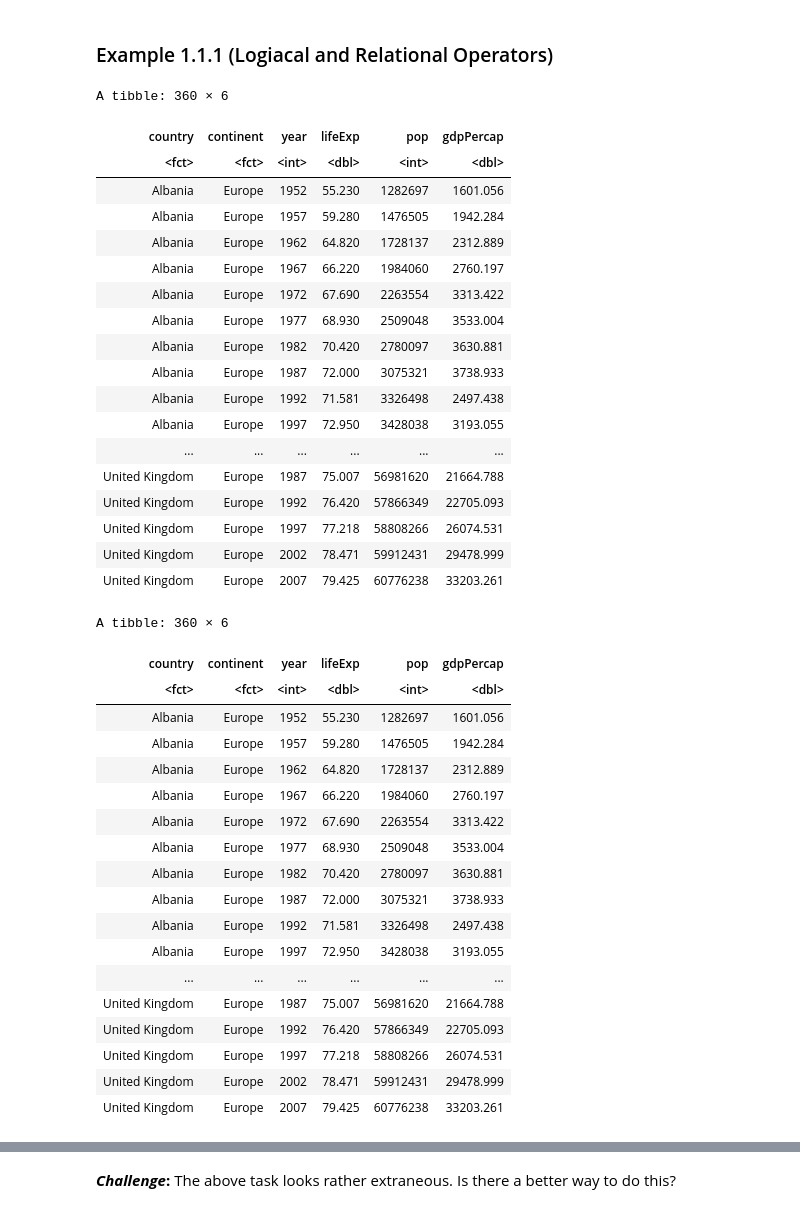
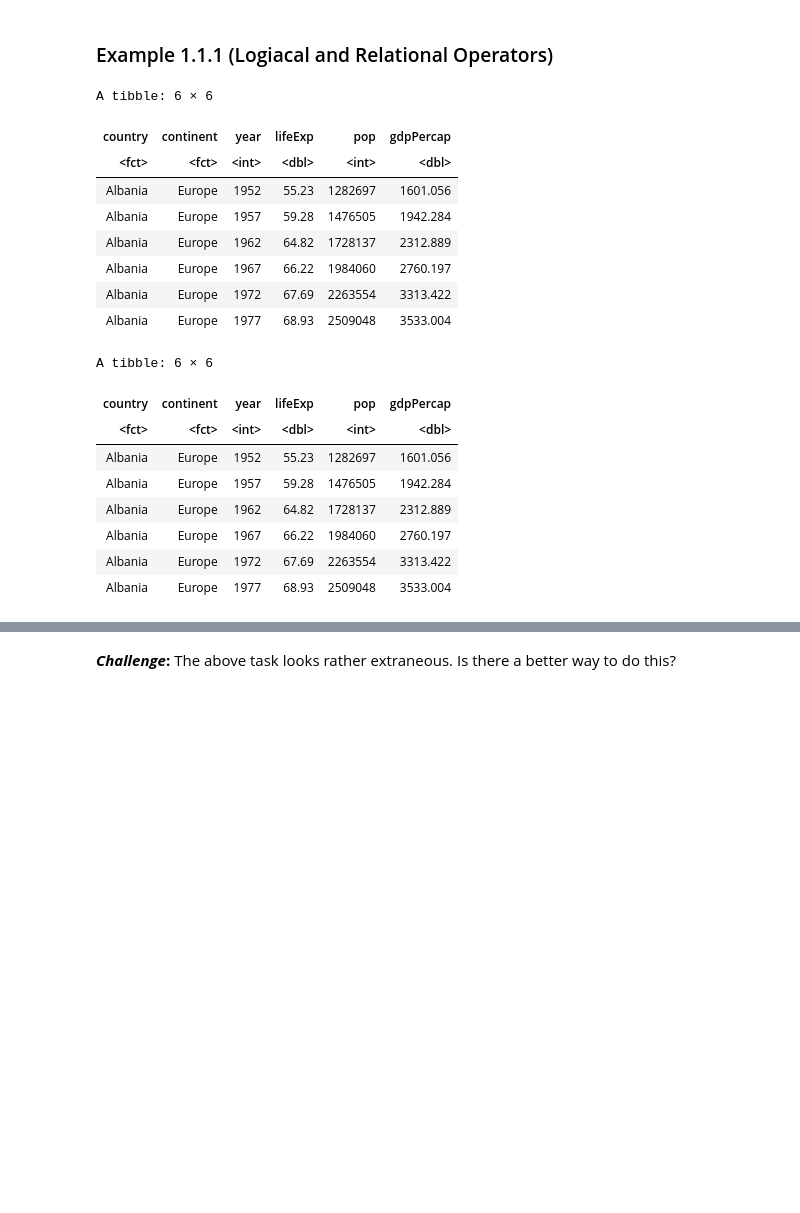
Before and after one commit to bosafoagyare/web-academic, a Jupyter notebook: content/courses/stats306-W22/Lab-Notes/lab03_solution.ipynb, the cells around one changed output, grey strips where cells are left out. Cells and saved outputs as stored; diff of their text form; code cells hidden in the pictures; blank space fills up the shorter version.

```diff
--- a/content/courses/stats306-W22/Lab-Notes/lab03_solution.ipynb
+++ b/content/courses/stats306-W22/Lab-Notes/lab03_solution.ipynb
@@ -166,46 +166,26 @@ The Venn Diagram below may be useful in helping us understand combining Logical
 ### Example 1.1.1 (Logiacal and Relational Operators)
 # %%
 ## Filter only European countries
-filter(gapminder, continent == "Europe")
-gapminder[gapminder$continent == "Europe", ]  ## option 2 (Base-R approach)
+head(filter(gapminder, continent == "Europe"))
+head(gapminder[gapminder$continent == "Europe", ])  ## option 2 (Base-R approach)
 # %% [output]
-A tibble: 360 × 6
+A tibble: 6 × 6
 | country | continent | year | lifeExp | pop | gdpPercap |
 | <fct> | <fct> | <int> | <dbl> | <int> | <dbl> |
-| Albania | Europe | 1952 | 55.230 | 1282697 | 1601.056 |
-| Albania | Europe | 1957 | 59.280 | 1476505 | 1942.284 |
-| Albania | Europe | 1962 | 64.820 | 1728137 | 2312.889 |
-| Albania | Europe | 1967 | 66.220 | 1984060 | 2760.197 |
-| Albania | Europe | 1972 | 67.690 | 2263554 | 3313.422 |
-| Albania | Europe | 1977 | 68.930 | 2509048 | 3533.004 |
-| Albania | Europe | 1982 | 70.420 | 2780097 | 3630.881 |
-| Albania | Europe | 1987 | 72.000 | 3075321 | 3738.933 |
-| Albania | Europe | 1992 | 71.581 | 3326498 | 2497.438 |
-| Albania | Europe | 1997 | 72.950 | 3428038 | 3193.055 |
-| ... | ... | ... | ... | ... | ... |
-| United Kingdom | Europe | 1987 | 75.007 | 56981620 | 21664.788 |
-| United Kingdom | Europe | 1992 | 76.420 | 57866349 | 22705.093 |
-| United Kingdom | Europe | 1997 | 77.218 | 58808266 | 26074.531 |
-| United Kingdom | Europe | 2002 | 78.471 | 59912431 | 29478.999 |
-| United Kingdom | Europe | 2007 | 79.425 | 60776238 | 33203.261 |
+| Albania | Europe | 1952 | 55.23 | 1282697 | 1601.056 |
+| Albania | Europe | 1957 | 59.28 | 1476505 | 1942.284 |
+| Albania | Europe | 1962 | 64.82 | 1728137 | 2312.889 |
+| Albania | Europe | 1967 | 66.22 | 1984060 | 2760.197 |
+| Albania | Europe | 1972 | 67.69 | 2263554 | 3313.422 |
+| Albania | Europe | 1977 | 68.93 | 2509048 | 3533.004 |
-A tibble: 360 × 6
+A tibble: 6 × 6
 | country | continent | year | lifeExp | pop | gdpPercap |
 | <fct> | <fct> | <int> | <dbl> | <int> | <dbl> |
-| Albania | Europe | 1952 | 55.230 | 1282697 | 1601.056 |
-| Albania | Europe | 1957 | 59.280 | 1476505 | 1942.284 |
-| Albania | Europe | 1962 | 64.820 | 1728137 | 2312.889 |
-| Albania | Europe | 1967 | 66.220 | 1984060 | 2760.197 |
-| Albania | Europe | 1972 | 67.690 | 2263554 | 3313.422 |
-| Albania | Europe | 1977 | 68.930 | 2509048 | 3533.004 |
-| Albania | Europe | 1982 | 70.420 | 2780097 | 3630.881 |
-| Albania | Europe | 1987 | 72.000 | 3075321 | 3738.933 |
-| Albania | Europe | 1992 | 71.581 | 3326498 | 2497.438 |
-| Albania | Europe | 1997 | 72.950 | 3428038 | 3193.055 |
-| ... | ... | ... | ... | ... | ... |
-| United Kingdom | Europe | 1987 | 75.007 | 56981620 | 21664.788 |
-| United Kingdom | Europe | 1992 | 76.420 | 57866349 | 22705.093 |
-| United Kingdom | Europe | 1997 | 77.218 | 58808266 | 26074.531 |
-| United Kingdom | Europe | 2002 | 78.471 | 59912431 | 29478.999 |
-| United Kingdom | Europe | 2007 | 79.425 | 60776238 | 33203.261 |
+| Albania | Europe | 1952 | 55.23 | 1282697 | 1601.056 |
+| Albania | Europe | 1957 | 59.28 | 1476505 | 1942.284 |
+| Albania | Europe | 1962 | 64.82 | 1728137 | 2312.889 |
+| Albania | Europe | 1967 | 66.22 | 1984060 | 2760.197 |
+| Albania | Europe | 1972 | 67.69 | 2263554 | 3313.422 |
+| Albania | Europe | 1977 | 68.93 | 2509048 | 3533.004 |
 # %%
 ## Filter European or Asian countries
```
Also changed, not shown: parts of 26 cells of this notebook.
